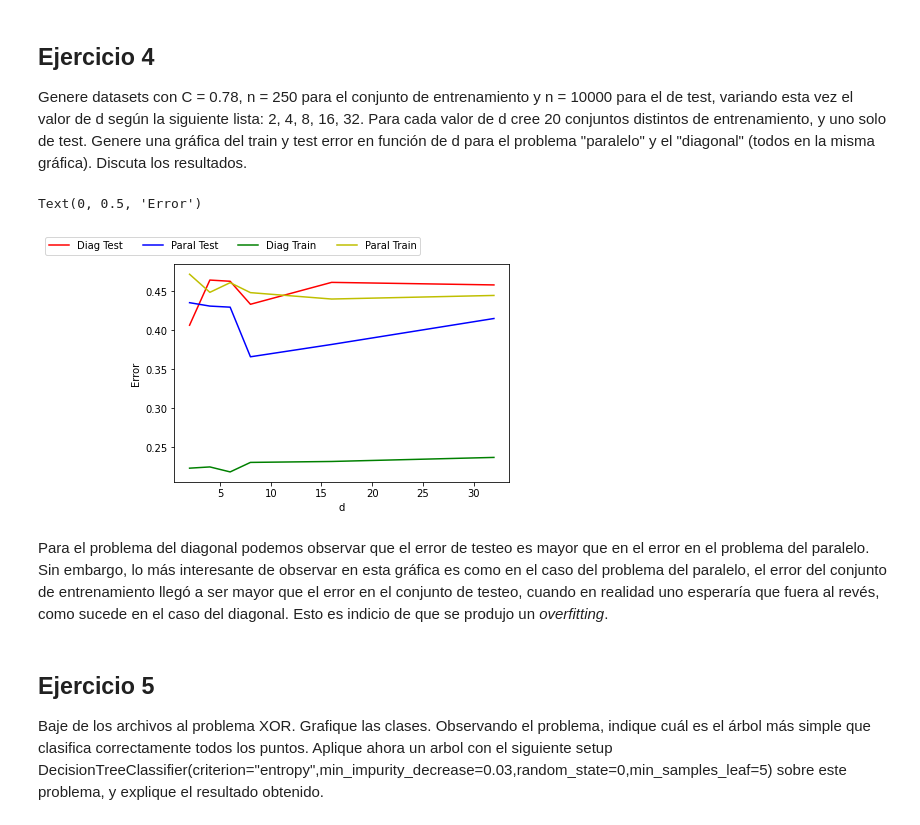
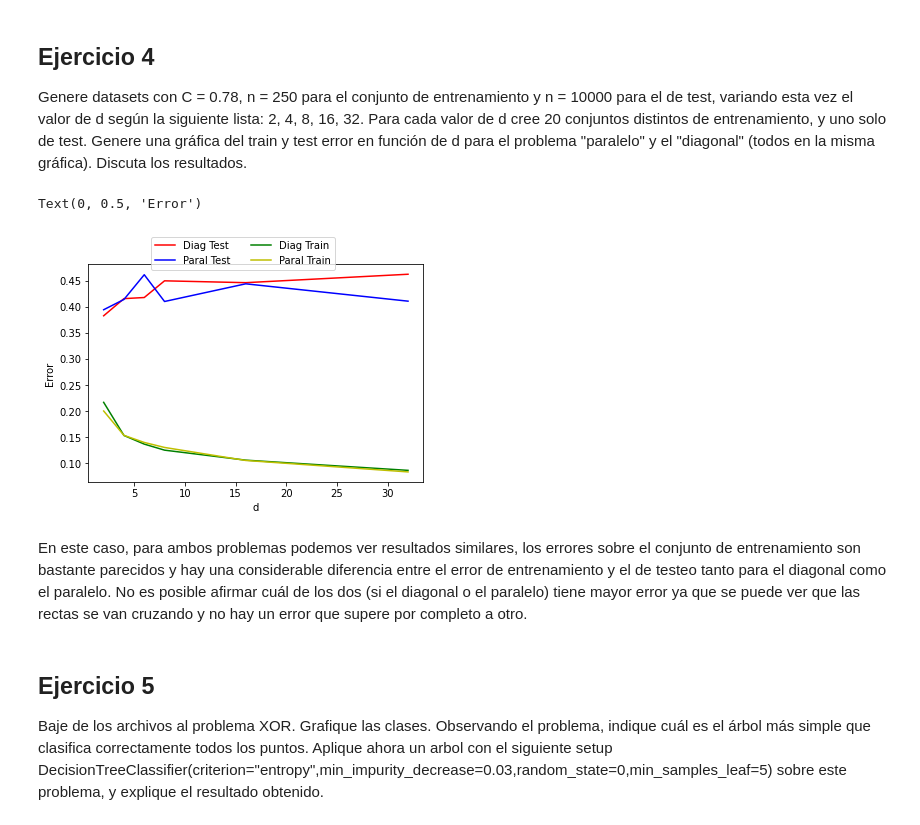
Before and after one commit to natimellino/IAA, a Jupyter notebook: TP1/ArbolesDecision.ipynb, the cells around one changed output. Drawn from its saved outputs; the diff is of its cells as text; code cells hidden in the pictures.

Commit message:
arreglo error en ej 4

```diff
--- a/TP1/ArbolesDecision.ipynb
+++ b/TP1/ArbolesDecision.ipynb
@@ -554,34 +568,37 @@ dd = []
 for d in ds:
     for i in range(0, 20):
         dd.append(d)
+        cols = list(map(str, list(range(0, d))))
         # Generamos el conjunto de testeo
         test_a = generate_dataframe_a(d = d, n = 10000, C = 0.78)
-        test_set_a = test_a.loc[ : , ['0', '1'] ]
+        test_set_a = test_a.loc[ : , cols ]
         y_test_set_a = test_a.loc[:, 'Class']
 
         test_b = generate_dataframe_b(d = d, n = 10000, C = 0.78)
-        test_set_b = test_b.loc[ : , ['0', '1'] ]
+        test_set_b = test_b.loc[ : , cols ]
         y_test_set_b = test_b.loc[:, 'Class']
         # Generamos el conjunto de entrenamiento
-        train_set_a = generate_dataframe_a(d = 5, n = 250, C = c)
-        train_set_b = generate_dataframe_b(d = 5, n = 250, C = c)
+        train_set_a = generate_dataframe_a(d = d, n = 250, C = c)
+        train_set_b = generate_dataframe_b(d = d, n = 250, C = c)
 
         # Creamos el árbol y lo entrenamos
-        Xtrain_a, ytrain_a = train_set_a.loc[ : , ['0', '1'] ], train_set_a.loc[:, 'Class']
+        Xtrain_a, ytrain_a = train_set_a.loc[ : , cols ], train_set_a.loc[:, 'Class']
+
         clf_a = DecisionTreeClassifier(criterion="entropy",min_impurity_decrease=0.005,random_state=0,min_samples_leaf=5)
         clf_a.fit(Xtrain_a, ytrain_a)
 
-        Xtrain_b, ytrain_b = train_set_b.loc[ : , ['0', '1'] ], train_set_b.loc[:, 'Class']
+        Xtrain_b, ytrain_b = train_set_b.loc[ : , cols ], train_set_b.loc[:, 'Class']
         clf_b = DecisionTreeClassifier(criterion="entropy",min_impurity_decrease=0.005,random_state=0,min_samples_leaf=5)
         clf_b.fit(Xtrain_b, ytrain_b)
 
         # Predecimos sobre el conjunto de testeo
         prediction_a = clf_a.predict(test_set_a)
         prediction_b = clf_b.predict(test_set_b)
-        prediction_train_a = clf_a.predict(train_set_a.loc[ : , ['0', '1']])
-        prediction_train_b = clf_b.predict(train_set_a.loc[ : , ['0', '1']])
+        prediction_train_a = clf_a.predict(train_set_a.loc[ : , cols])
+        prediction_train_b = clf_b.predict(train_set_b.loc[ : , cols])
 
-        # Guardamos el error (1 - accuracy) sobre el conjunto de testeo.
+        # Guardamos el error (1 - accuracy) sobre el conjunto de testeo
+        # y el de entrenamiento.
         test_errors_a.append(1 - accuracy_score(y_test_set_a, prediction_a))
         test_errors_b.append(1 - accuracy_score(y_test_set_b, prediction_b))
         train_errors_a.append(1 - accuracy_score(train_set_a.loc[:, 'Class'], prediction_train_a))
@@ -596,37 +613,37 @@ df_a['Train Error'] = train_errors_a
 df_b = pd.DataFrame({})
 df_b['d'] = dd
 df_b['Test Error'] = test_errors_b
 df_b['Train Error'] = train_errors_b
 
 # Agrupamos y calculamos el promedio de error para cada valor de C
 mean_test_error_a = df_a.groupby('d')['Test Error'].mean().to_numpy()
 mean_test_error_b = df_b.groupby('d')['Test Error'].mean().to_numpy()
 mean_train_error_a = df_a.groupby('d')['Train Error'].mean().to_numpy()
 mean_train_error_b = df_b.groupby('d')['Train Error'].mean().to_numpy()
 # Guardamos los resultados obtenidos en los dataframes
 error_df_a = pd.DataFrame({})
 error_df_a['d'] = ds
 error_df_a['Test Error'] = mean_test_error_a
 error_df_a['Train Error'] = mean_train_error_a
 
 error_df_b = pd.DataFrame({})
 error_df_b['d'] = ds
 error_df_b['Test Error'] = mean_test_error_b
 error_df_b['Train Error'] = mean_train_error_b
 
 # Graficamos
 plt.plot(error_df_a['d'], error_df_a['Test Error'], 'r')
 plt.plot(error_df_b['d'], error_df_b['Test Error'], 'b')
 plt.plot(error_df_a['d'], error_df_a['Train Error'], 'g')
 plt.plot(error_df_b['d'], error_df_b['Train Error'], 'y')
-plt.legend(['Diag Test', 'Paral Test', 'Diag Train', 'Paral Train'], bbox_to_anchor=(0.75, 1.15), ncol=4)
+plt.legend(['Diag Test', 'Paral Test', 'Diag Train', 'Paral Train'], bbox_to_anchor=(0.75, 1.15), ncol=2)
 plt.xlabel('d')
 plt.ylabel('Error')
 # %% [output]
 Text(0, 0.5, 'Error')
-[figure, old version]
+[figure, new version]
-# %% [markdown]
-Para el problema del diagonal podemos observar que el error de testeo es mayor que en el error en el problema del paralelo. Sin embargo, lo más interesante de observar en esta gráfica es como en el caso del problema del paralelo, el error del conjunto de entrenamiento llegó a ser mayor que el error en el conjunto de testeo, cuando en realidad uno esperaría que fuera al revés, como sucede en el caso del diagonal. Esto es indicio de que se produjo un *overfitting*.
+# %% [markdown]
+En este caso, para ambos problemas podemos ver resultados similares, los errores sobre el conjunto de entrenamiento son bastante parecidos y hay una considerable diferencia entre el error de entrenamiento y el de testeo tanto para el diagonal como el paralelo. No es posible afirmar cuál de los dos (si el diagonal o el paralelo) tiene mayor error ya que se puede ver que las rectas se van cruzando y no hay un error que supere por completo a otro.
 # %% [markdown]
 ## Ejercicio 5
 
```
Also changed, not shown: parts of 11 cells of this notebook, 1 other file.
